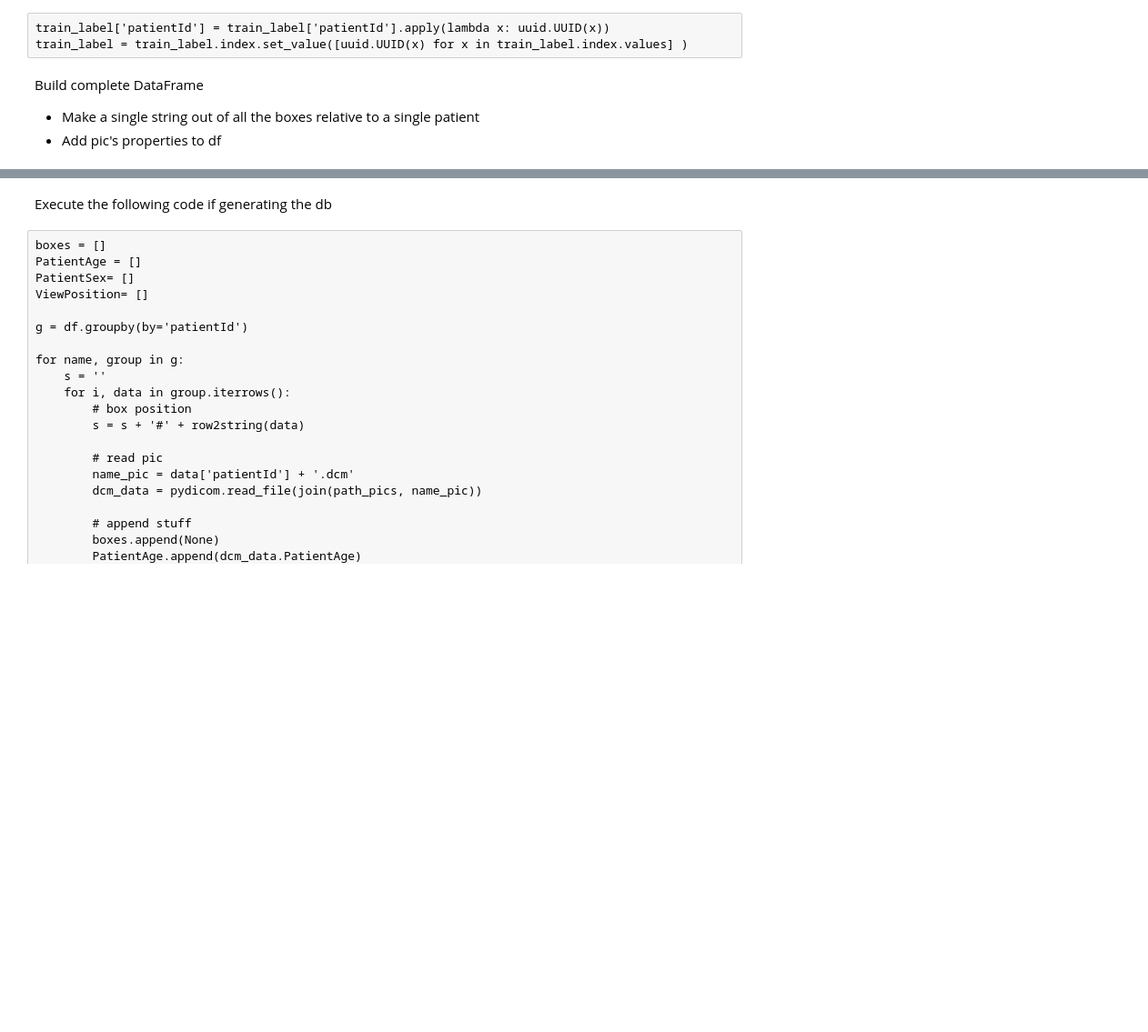
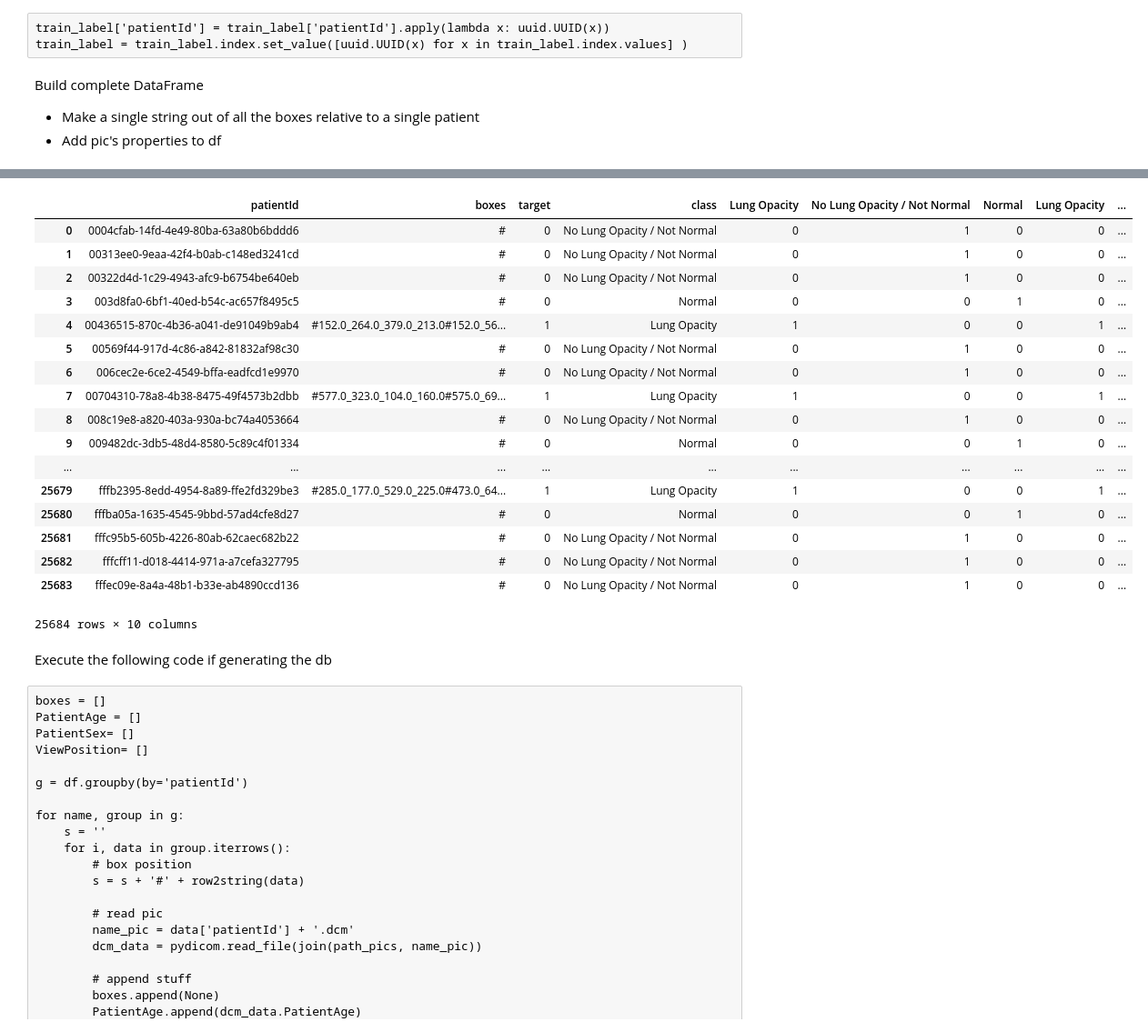
Before and after one commit to svenharris/datascienceworkshop-pneumonia, a Jupyter notebook: kernel_LG.ipynb, the cells around one changed output, grey strips where cells are left out. Shown at 91% size. Cells and saved outputs as stored; diff of their text form; code cells hidden in the pictures; blank space fills up the shorter version.

```diff
--- a/kernel_LG.ipynb
+++ b/kernel_LG.ipynb
@@ -47,7 +47,7 @@ print(os.listdir("input"))
 # %% [markdown]
 Constants
 # %%
-PATH= 'input'#/rsna-pneumonia-detection-challenge/'
+PATH= 'data'#/rsna-pneumonia-detection-challenge/'
 path_pics =  join(str(Path.home()),'Documents/GitHub/datascienceworkshop-pneumonia/data/stage_1_train_images')#join(PATH,'stage_1_train_images')
 
 print(os.listdir(path_pics)[:10])
@@ -278,3 +293,51 @@ df = pd.concat([df, pd.get_dummies(df['class'])], axis=1)
+# %%
+patientIds = set(train_label['patientId'])
+
+ids = []
+boxes = []
+target = []
+classes = []
+
+g = train_label.groupby(by='patientId')
+
+for name, group in g:
+    ids.append(name)
+    s = ''
+    for i, data in group.iterrows():
+
+        # box position
+        s = s + '#' + row2string(data)
+
+    boxes.append(s)
+    target.append(data['Target'])
+    classes.append(detailed_class[detailed_class['patientId'] == name]['class'].iloc[0])
+
+df = pd.DataFrame({'patientId': ids, 'boxes':boxes, 'target':target, 'class':classes})
+df = pd.concat([df, pd.get_dummies(df['class'])], axis=1)
+# %%
+with open('data/dcm_data.csv','w') as f:
+    df.to_csv(f)
+
+df
+# %% [output]
+|  | patientId | boxes | target | class | Lung Opacity | No Lung Opacity / Not Normal | Normal | Lung Opacity | ... |
+| 0 | 0004cfab-14fd-4e49-80ba-63a80b6bddd6 | # | 0 | No Lung Opacity / Not Normal | 0 | 1 | 0 | 0 | ... |
+| 1 | 00313ee0-9eaa-42f4-b0ab-c148ed3241cd | # | 0 | No Lung Opacity / Not Normal | 0 | 1 | 0 | 0 | ... |
+| 2 | 00322d4d-1c29-4943-afc9-b6754be640eb | # | 0 | No Lung Opacity / Not Normal | 0 | 1 | 0 | 0 | ... |
+| 3 | 003d8fa0-6bf1-40ed-b54c-ac657f8495c5 | # | 0 | Normal | 0 | 0 | 1 | 0 | ... |
+| 4 | 00436515-870c-4b36-a041-de91049b9ab4 | #152.0_264.0_379.0_213.0#152.0_56... | 1 | Lung Opacity | 1 | 0 | 0 | 1 | ... |
+| 5 | 00569f44-917d-4c86-a842-81832af98c30 | # | 0 | No Lung Opacity / Not Normal | 0 | 1 | 0 | 0 | ... |
+| 6 | 006cec2e-6ce2-4549-bffa-eadfcd1e9970 | # | 0 | No Lung Opacity / Not Normal | 0 | 1 | 0 | 0 | ... |
+| 7 | 00704310-78a8-4b38-8475-49f4573b2dbb | #577.0_323.0_104.0_160.0#575.0_69... | 1 | Lung Opacity | 1 | 0 | 0 | 1 | ... |
+| 8 | 008c19e8-a820-403a-930a-bc74a4053664 | # | 0 | No Lung Opacity / Not Normal | 0 | 1 | 0 | 0 | ... |
+| 9 | 009482dc-3db5-48d4-8580-5c89c4f01334 | # | 0 | Normal | 0 | 0 | 1 | 0 | ... |
+| ... | ... | ... | ... | ... | ... | ... | ... | ... | ... |
+| 25679 | fffb2395-8edd-4954-8a89-ffe2fd329be3 | #285.0_177.0_529.0_225.0#473.0_64... | 1 | Lung Opacity | 1 | 0 | 0 | 1 | ... |
+| 25680 | fffba05a-1635-4545-9bbd-57ad4cfe8d27 | # | 0 | Normal | 0 | 0 | 1 | 0 | ... |
+| 25681 | fffc95b5-605b-4226-80ab-62caec682b22 | # | 0 | No Lung Opacity / Not Normal | 0 | 1 | 0 | 0 | ... |
+| 25682 | fffcff11-d018-4414-971a-a7cefa327795 | # | 0 | No Lung Opacity / Not Normal | 0 | 1 | 0 | 0 | ... |
+| 25683 | fffec09e-8a4a-48b1-b33e-ab4890ccd136 | # | 0 | No Lung Opacity / Not Normal | 0 | 1 | 0 | 0 | ... |
+25684 rows × 10 columns
 # %% [markdown]
 Execute the following code if generating the db
 # %% [raw]
```
Also changed, not shown: parts of 4 cells of this notebook, 7 other files.
